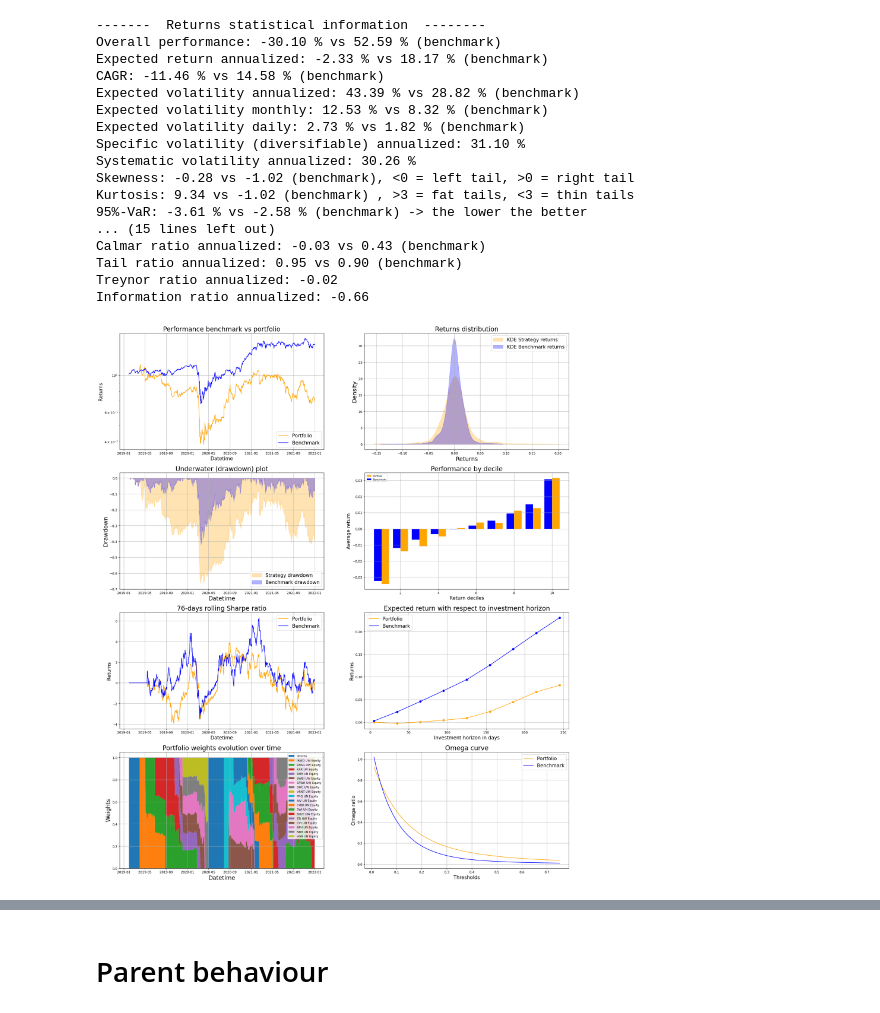
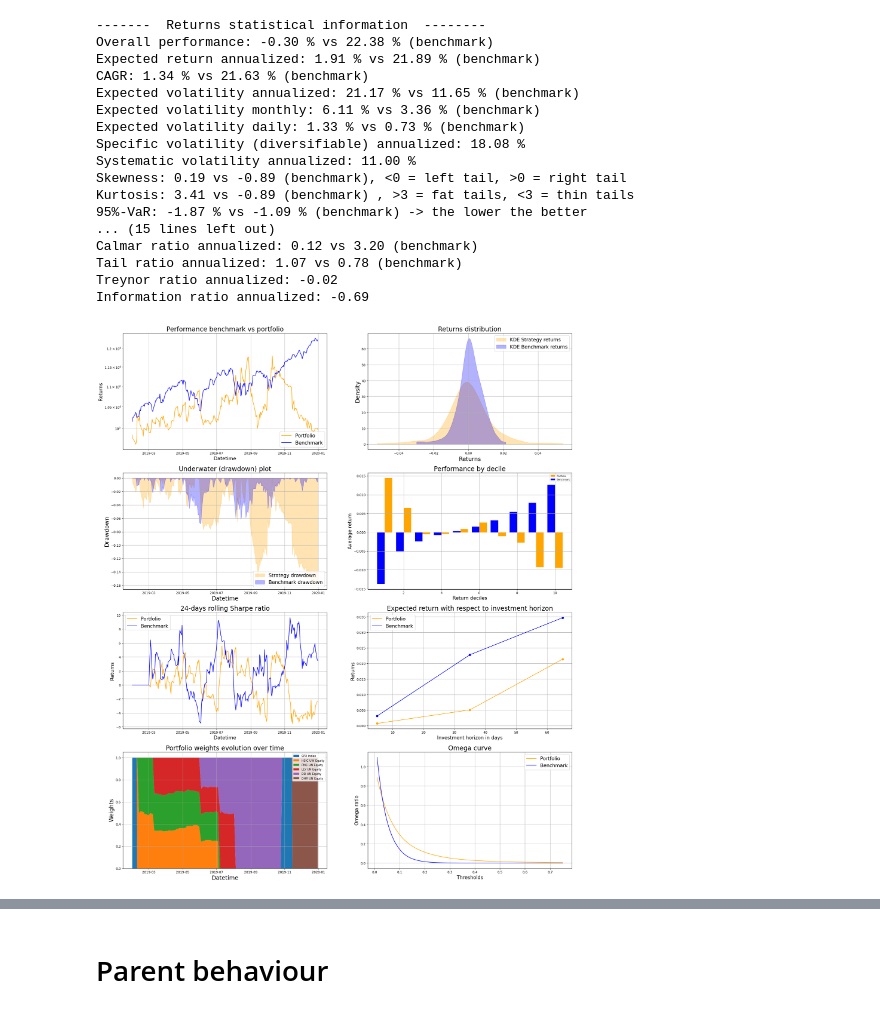
Before and after one commit to BaptisteZloch/Stock-Performance-Spin-off-Subsidiaries-Parents-ETF, a Jupyter notebook: src/final_notebook.ipynb, the cells around one changed output, grey strips where cells are left out. Cells and saved outputs as stored; diff of their text form; code cells hidden in the pictures.

```diff
--- a/src/final_notebook.ipynb
+++ b/src/final_notebook.ipynb
@@ -4,5 +4,5 @@ from data.universe import Universe
 from backtest.backtest import Backtester
 # %%
 universe_obj = Universe(
-    index_universe="RTY Index", start_date="2019-01-01", end_date="2022-01-01"
+    index_universe="SPX Index", start_date="2019-01-01", end_date="2020-01-01"
 )
@@ -11,29 +28,29 @@ bk_test = Backtester(universe_obj=universe_obj)
 # %%
 ptf_and_bench, ptf_weights_df, ptf_metrics_df = bk_test.run_backtest(
     allocation_type=AllocationMethodsEnum.EQUALLY_WEIGHTED,
     backtest_type="parents",
     holding_period_in_months=5,
     transaction_cost=0.001,  # 10 BP
-    position_type = "long",
+    position_type = "short",
     plot_performance=True,
     verbose=False,
 )
 # %% [output]
 -------  Returns statistical information  --------
-Overall performance: -30.10 % vs 52.59 % (benchmark)
-Expected return annualized: -2.33 % vs 18.17 % (benchmark)
-CAGR: -11.46 % vs 14.58 % (benchmark)
-Expected volatility annualized: 43.39 % vs 28.82 % (benchmark)
-Expected volatility monthly: 12.53 % vs 8.32 % (benchmark)
-Expected volatility daily: 2.73 % vs 1.82 % (benchmark)
-Specific volatility (diversifiable) annualized: 31.10 %
-Systematic volatility annualized: 30.26 %
-Skewness: -0.28 vs -1.02 (benchmark), <0 = left tail, >0 = right tail
-Kurtosis: 9.34 vs -1.02 (benchmark) , >3 = fat tails, <3 = thin tails
-95%-VaR: -3.61 % vs -2.58 % (benchmark) -> the lower the better
+Overall performance: -0.30 % vs 22.38 % (benchmark)
+Expected return annualized: 1.91 % vs 21.89 % (benchmark)
+CAGR: 1.34 % vs 21.63 % (benchmark)
+Expected volatility annualized: 21.17 % vs 11.65 % (benchmark)
+Expected volatility monthly: 6.11 % vs 3.36 % (benchmark)
+Expected volatility daily: 1.33 % vs 0.73 % (benchmark)
+Specific volatility (diversifiable) annualized: 18.08 %
+Systematic volatility annualized: 11.00 %
+Skewness: 0.19 vs -0.89 (benchmark), <0 = left tail, >0 = right tail
+Kurtosis: 3.41 vs -0.89 (benchmark) , >3 = fat tails, <3 = thin tails
+95%-VaR: -1.87 % vs -1.09 % (benchmark) -> the lower the better
 ... (15 lines left out)
-Calmar ratio annualized: -0.03 vs 0.43 (benchmark)
-Tail ratio annualized: 0.95 vs 0.90 (benchmark)
+Calmar ratio annualized: 0.12 vs 3.20 (benchmark)
+Tail ratio annualized: 1.07 vs 0.78 (benchmark)
 Treynor ratio annualized: -0.02
-Information ratio annualized: -0.66
+Information ratio annualized: -0.69
-[figure, old version]
+[figure, new version]
```
Also changed, not shown: parts of 5 cells of this notebook, 4 other files.
